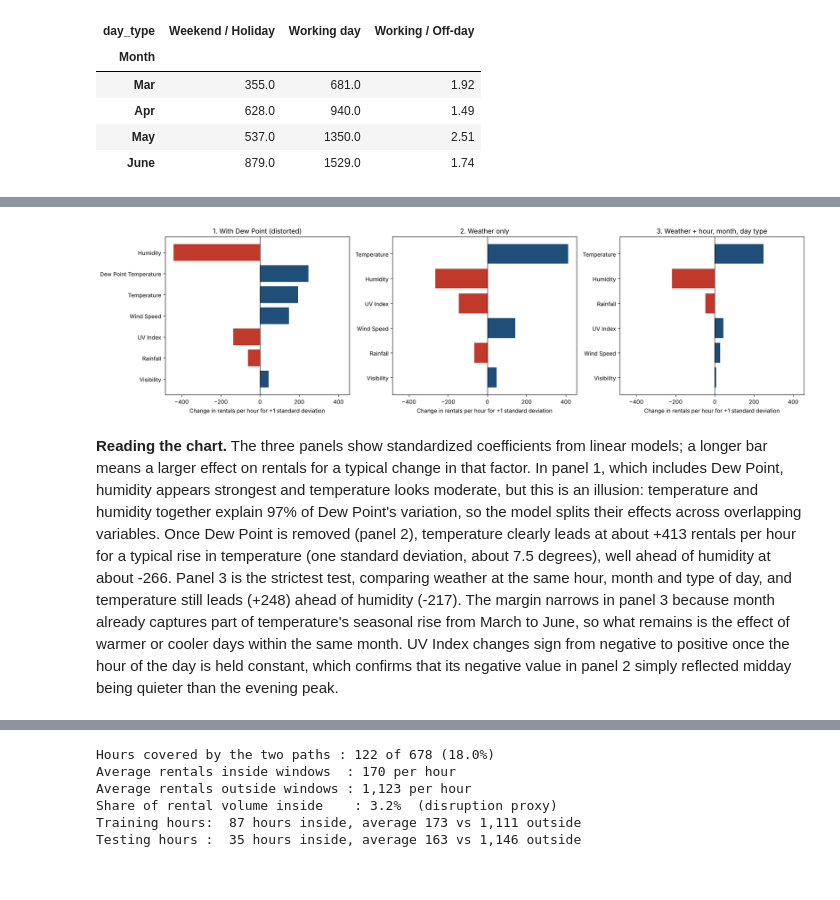
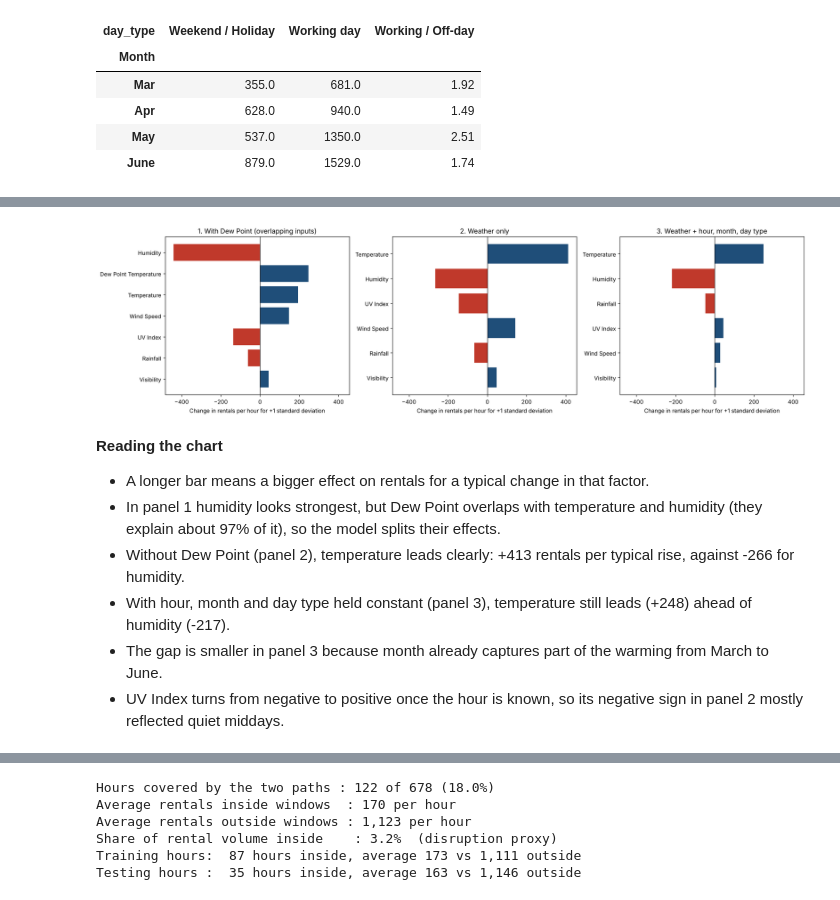
Before and after one commit to seyhasenganz/my-sql-assignment, a Jupyter notebook: Final-Bike-Rentals/Bike_Rentals_Final_Assignment.ipynb, the cells around one changed output, grey strips where cells are left out. Saved outputs shown, nothing was run; the diff lists cells and outputs as text; code cells hidden in the pictures.

```diff
--- a/Final-Bike-Rentals/Bike_Rentals_Final_Assignment.ipynb
+++ b/Final-Bike-Rentals/Bike_Rentals_Final_Assignment.ipynb
@@ -43,24 +55,36 @@ warnings.filterwarnings("ignore")
 # %%
-# candidate locations for the dataset (local folder, datasets folder, Google Colab)
-file = None
-for path in ['./bike_rentals.xlsx', './datasets/bike_rentals.xlsx', '/content/bike_rentals.xlsx']:
-    if os.path.exists(path):
-        file = path
-        break
+# looking for the dataset next to the notebook (or in a datasets folder / Colab)
+file = next((path for path in ['./bike_rentals.xlsx', './datasets/bike_rentals.xlsx',
+                              '/content/bike_rentals.xlsx'] if os.path.exists(path)), None)
+
+# stopping with a clear message if the file is missing
+if file is None:
+    raise FileNotFoundError('Place bike_rentals.xlsx beside this notebook, then Run All.')
+
+# reading the data
+bikes = pd.read_excel(file, sheet_name='Data')
 
 
-# in Google Colab only: open an upload button if the file has not been uploaded yet
-if file is None:
-    from google.colab import files
-    file = list(files.upload().keys())[0]
+# checking that the columns are the ones we expect
+expected = ['ID', 'Month', 'Day of Week', 'Hour', 'Temperature', 'Humidity',
+            'Wind Speed', 'Visibility', 'Dew Point Temperature', 'UV Index',
+            'Rainfall', 'Snowfall', 'Seasons', 'Holiday', 'RENTALS']
+assert bikes.columns.tolist() == expected, 'Unexpected dataset columns.'
+
+# checking for missing values and a constant Snowfall column
+assert bikes.notna().all().all(), 'Missing data requires an explicit review.'
+assert bikes['Snowfall'].nunique() == 1, 'Reconsider snowfall if it varies in new data.'
+
+# keeping an untouched copy of the original data
+raw_bikes = bikes.copy(deep=True)
 
 
-# reading the file into Python
-bikes = pd.read_excel(io = file)
+# one train-test split (course settings) and 5 training folds, reused by every model
+train_index, test_index = train_test_split(bikes.index, test_size=.35, random_state=702)
+training_folds = KFold(n_splits=5, shuffle=True, random_state=702)
 
-
-# checking the first rows
-bikes.head(n = 5)
+# first five rows
+display(bikes.head(n=5))
 # %% [output]
 |  | ID | Month | Day of Week | Hour | Temperature | Humidity | Wind Speed | Visibility | ... |
 | 0 | 1 | Mar | Wednesday | 1 | 2.1 | 97 | 0.2 | 859 | ... |
@@ -448,23 +475,30 @@ pd.DataFrame([sum_1, sum_2, sum_3])
 # %%
 # standardized weather coefficients of the three specifications
 fig, ax = plt.subplots(nrows = 1, ncols = 3, figsize = (18, 5), sharex = True)
 
-for axis, coefs, title in [(ax[0], coef_1, '1. With Dew Point (distorted)'),
+for axis, coefs, title in [(ax[0], coef_1, '1. With Dew Point (overlapping inputs)'),
                            (ax[1], coef_2, '2. Weather only'),
                            (ax[2], coef_3, '3. Weather + hour, month, day type')]:
     coefs = coefs.reindex(coefs.abs().sort_values().index)            # largest effect on top
     axis.barh(coefs.index, coefs.values,
               color = ['#c0392b' if v < 0 else '#1f4e79' for v in coefs.values])
     axis.axvline(0, color = 'black', linewidth = 0.8)
     axis.set_title(title)
     axis.set_xlabel('Change in rentals per hour for +1 standard deviation')
 
 
 # rendering the figure
 plt.tight_layout()
 plt.show()
 # %% [output]
-[figure, old version]
+[figure, new version]
 # %% [markdown]
-<strong>Reading the chart.</strong> The three panels show standardized coefficients from linear models; a longer bar means a larger effect on rentals for a typical change in that factor. In panel 1, which includes Dew Point, humidity appears strongest and temperature looks moderate, but this is an illusion: temperature and humidity together explain 97% of Dew Point's variation, so the model splits their effects across overlapping variables. Once Dew Point is removed (panel 2), temperature clearly leads at about +413 rentals per hour for a typical rise in temperature (one standard deviation, about 7.5 degrees), well ahead of humidity at about -266. Panel 3 is the strictest test, comparing weather at the same hour, month and type of day, and temperature still leads (+248) ahead of humidity (-217). The margin narrows in panel 3 because month already captures part of temperature's seasonal rise from March to June, so what remains is the effect of warmer or cooler days within the same month. UV Index changes sign from negative to positive once the hour of the day is held constant, which confirms that its negative value in panel 2 simply reflected midday being quieter than the evening peak.
+**Reading the chart**
+
+* A longer bar means a bigger effect on rentals for a typical change in that factor.
+* In panel 1 humidity looks strongest, but Dew Point overlaps with temperature and humidity (they explain about 97% of it), so the model splits their effects.
+* Without Dew Point (panel 2), temperature leads clearly: +413 rentals per typical rise, against -266 for humidity.
+* With hour, month and day type held constant (panel 3), temperature still leads (+248) ahead of humidity (-217).
+* The gap is smaller in panel 3 because month already captures part of the warming from March to June.
+* UV Index turns from negative to positive once the hour is known, so its negative sign in panel 2 mostly reflected quiet middays.
 # %%
```
Also changed, not shown: parts of 49 cells of this notebook, 1 other file.
